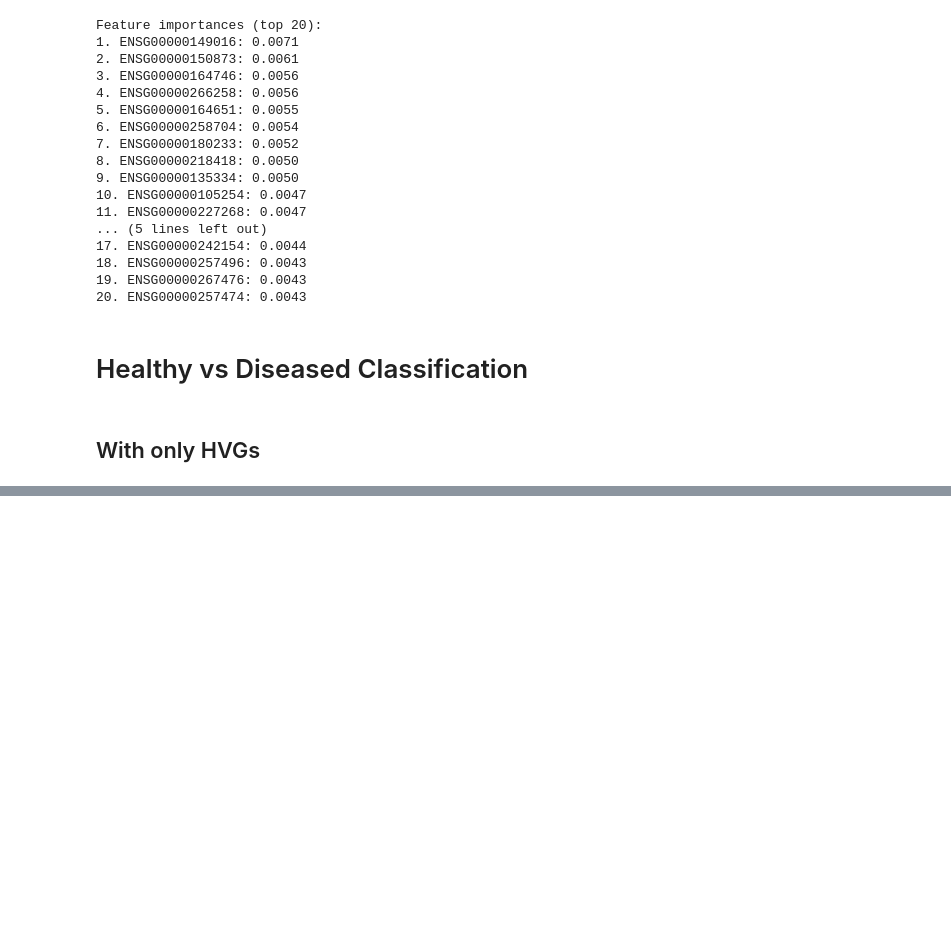
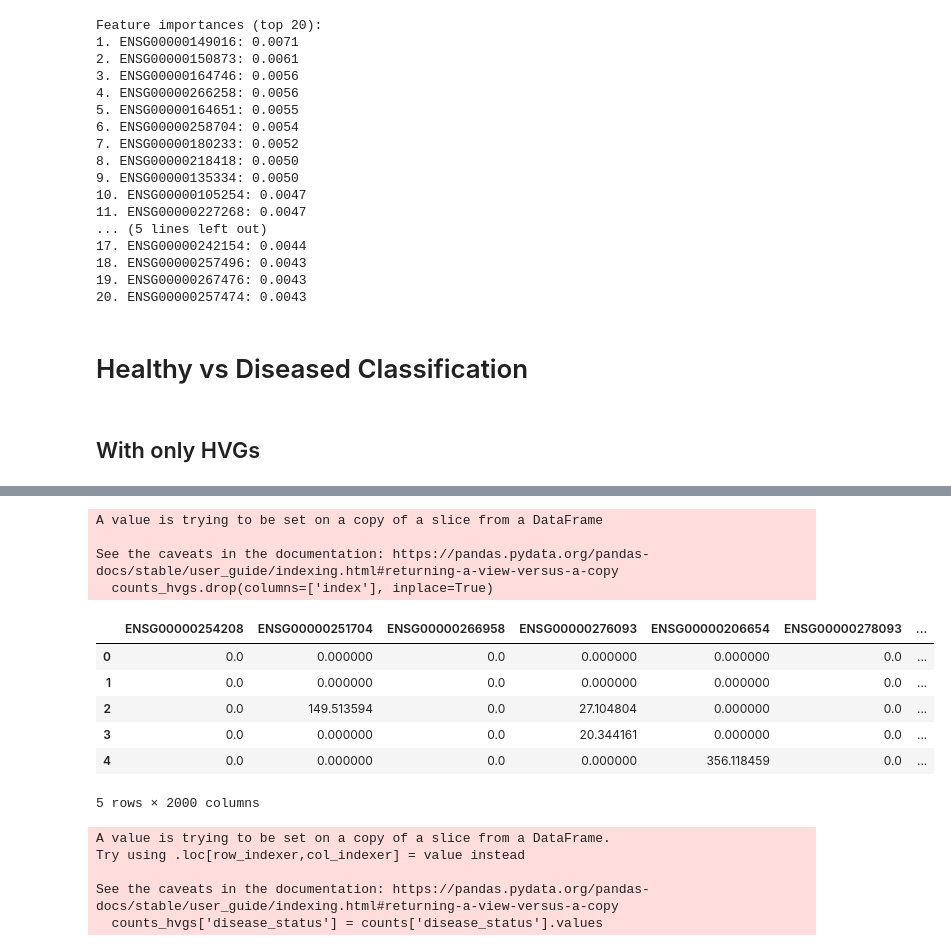
Before and after one commit to Harrison-Q-Ma/CSE-283-Proj, a Jupyter notebook: Harrison/classification.ipynb, the cells around one changed output, grey strips where cells are left out. Drawn from its saved outputs; the diff is of its cells as text; code cells hidden in the pictures; blank space fills up the shorter version.

Commit message:
HVG for healthy vs disease

```diff
--- a/Harrison/classification.ipynb
+++ b/Harrison/classification.ipynb
@@ -619,0 +638,10 @@ Feature importances (top 20):
+# %%
+counts_normal = pd.read_csv('/Users/harrisonma/Documents/PhD Classes/2025 Spring/CSE 283/CSE-283-Proj/data/pnas_normal_tpm.txt', sep='\t', index_col=0)
+counts_diseased = pd.read_csv('/Users/harrisonma/Documents/PhD Classes/2025 Spring/CSE 283/CSE-283-Proj/data/pnas_tpm_96_nodup.txt', sep='\t', index_col=0, header=None)
+counts_diseased = counts_diseased.transpose()
+counts_normal = counts_normal.transpose()
+# %%
+counts_diseased['disease_status'] = 'diseased'
+counts_normal['disease_status'] = 'normal'
+counts = pd.concat([counts_diseased, counts_normal], axis=0)
+counts.head()
@@ -619,0 +656,25 @@ Feature importances (top 20):
+# %%
+counts_hvgs = counts[hvgs.index]
+counts_hvgs.reset_index(inplace=True)
+counts_hvgs.drop(columns=['index'], inplace=True)
+counts_hvgs.head()
+# %% [output]
+A value is trying to be set on a copy of a slice from a DataFrame
+
+See the caveats in the documentation: https://pandas.pydata.org/pandas-docs/stable/user_guide/indexing.html#returning-a-view-versus-a-copy
+  counts_hvgs.drop(columns=['index'], inplace=True)
+|  | ENSG00000254208 | ENSG00000251704 | ENSG00000266958 | ENSG00000276093 | ENSG00000206654 | ENSG00000278093 | ... |
+| 0 | 0.0 | 0.000000 | 0.0 | 0.000000 | 0.000000 | 0.0 | ... |
+| 1 | 0.0 | 0.000000 | 0.0 | 0.000000 | 0.000000 | 0.0 | ... |
+| 2 | 0.0 | 149.513594 | 0.0 | 27.104804 | 0.000000 | 0.0 | ... |
+| 3 | 0.0 | 0.000000 | 0.0 | 20.344161 | 0.000000 | 0.0 | ... |
+| 4 | 0.0 | 0.000000 | 0.0 | 0.000000 | 356.118459 | 0.0 | ... |
+5 rows × 2000 columns
+# %%
+counts_hvgs['disease_status'] = counts['disease_status'].values
+# %% [output]
+A value is trying to be set on a copy of a slice from a DataFrame.
+Try using .loc[row_indexer,col_indexer] = value instead
+
+See the caveats in the documentation: https://pandas.pydata.org/pandas-docs/stable/user_guide/indexing.html#returning-a-view-versus-a-copy
+  counts_hvgs['disease_status'] = counts['disease_status'].values
```
Also changed, not shown: parts of 5 cells of this notebook.
